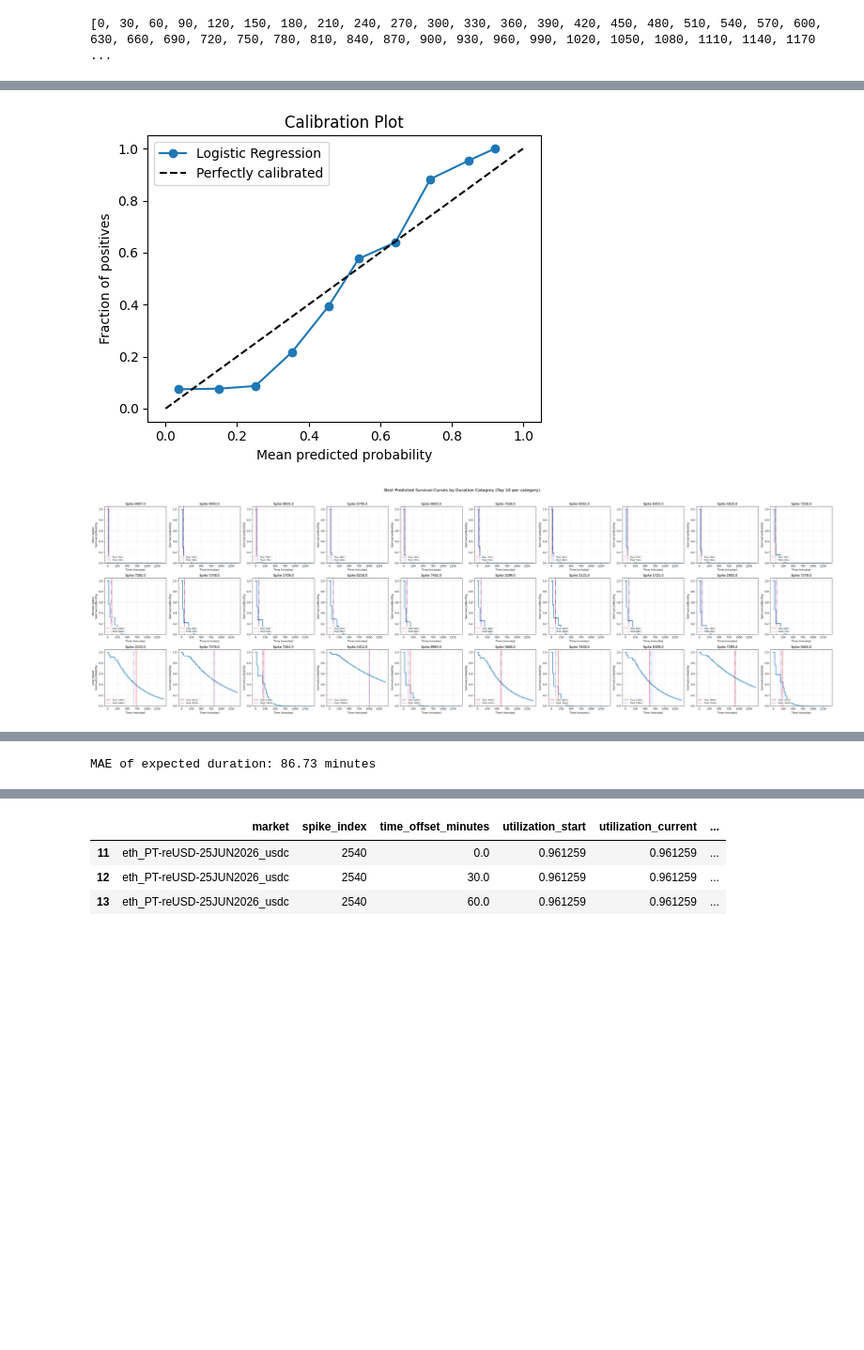
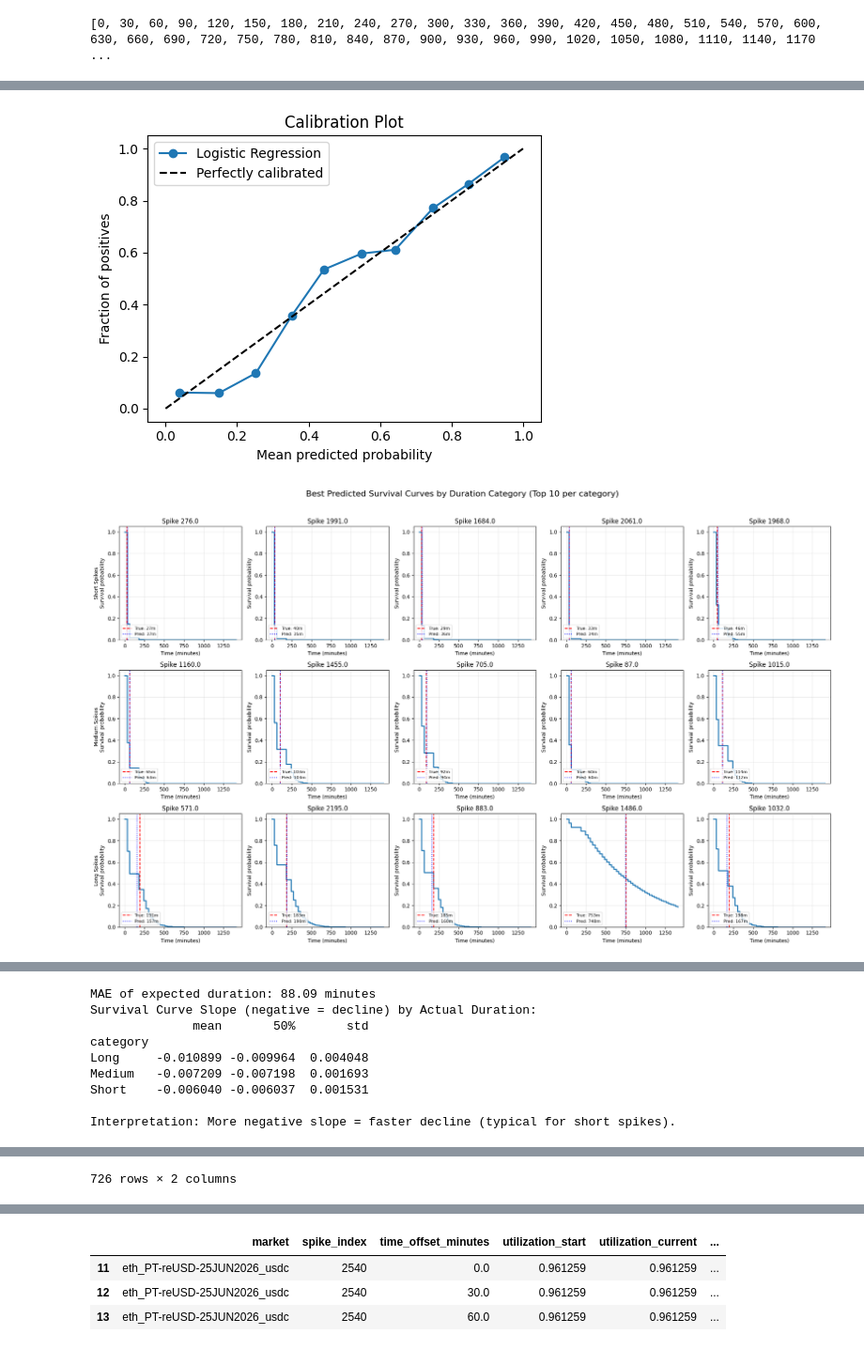
Before and after one commit to egortrussov/lending_protocols_researh, a Jupyter notebook: users_clusterization/spikes_recovery_modeling_v2.ipynb, the cells around one changed output, grey strips where cells are left out. Shown at 94% size. Cells and saved outputs as stored; diff of their text form; code cells hidden in the pictures; blank space fills up the shorter version.

```diff
--- a/users_clusterization/spikes_recovery_modeling_v2.ipynb
+++ b/users_clusterization/spikes_recovery_modeling_v2.ipynb
@@ -341,3 +425,0 @@ df.to_csv("/Users/yegortrussov/Documents/ml/lending_protocols/dataset_collection
-# %%
-pd.set_option("display.max_columns", 500)
-df[100:150]
@@ -1113,4 +1632,18 @@ def predict_expected_duration(model, X_spike, bins=BINS_MINUTES):
 # %%
+# df_prep = df.copy()
+# df_prep = df_prep[
+#     df_prep["spike_duration_seconds"] > 60*60 * 2
+# ]
+# df = pd.read_csv("/Users/yegortrussov/Documents/ml/lending_protocols/dataset_collection/data/modelling_datasets/spikes_modeling_df_CRYPTO_tokens.csv")
+# df = pd.read_csv("/Users/yegortrussov/Documents/ml/lending_protocols/dataset_collection/data/modelling_datasets/spikes_modeling_df_YB_tokens.csv")
+BINS_MINUTES = [0, 30, 60, 180, 240, 270, 300, 330, 360, 390, 420, 450, 480, 510, 540, 570, 600, 630, 660, 690, 720, 750, 780, 810, 840, 870, 900, 930, 960, 990, 1020, 1050, 1080, 1110, 1140, 1170, 1200, 1230, 1260, 1290, 1320, 1350, 1380, 1410]
+# BINS_MINUTES = [0, 180, 270, 300, 330, 360, 390, 420, 450, 480, 510, 540, 570, 600, 630, 660, 690, 720, 750, 780, 810, 840, 870, 900, 930, 960, 990, 1020, 1050, 1080, 1110, 1140, 1170, 1200, 1230, 1260, 1290, 1320, 1350, 1380, 1410]
+
+BIN_LABELS = []
+for i in range(len(BINS_MINUTES)-1): BIN_LABELS.append(f"{BINS_MINUTES[i-1]}-{BINS_MINUTES[i]}m")
+
+
+df = pd.read_csv("/Users/yegortrussov/Documents/ml/lending_protocols/dataset_collection/data/modelling_datasets/spikes_modeling_df_PT_tokens.csv")
 df_prep = df.copy()
 # df_prep = df_prep[
 #     df_prep["spike_duration_seconds"] > 60*60 * 2
@@ -1147,7 +1680,11 @@ display_hazard_model_coefficients(model, feature_cols)
 # plot_calibration(y_val, y_pred_proba)
 plot_calibration(y_train, y_pred_proba_train)
 
-plot_survival_examples_grid_best_predictions(model, X_val, hazard_val, n_examples_per_row=10, bins=BINS_MINUTES)
+plot_survival_examples_grid_best_predictions(model, X_val, hazard_val, n_examples_per_row=5, bins=BINS_MINUTES)
 # plot_kaplan_meier_style_comparison(model, X_val, hazard_val, bins=BINS_MINUTES)
 plot_kaplan_meier_style_comparison(model, X_train, hazard_train, bins=BINS_MINUTES)
+
+
+slopes, durations = compute_slopes_for_spikes(model, X_val, hazard_val, bins=BINS_MINUTES)
+analyze_slopes_by_duration(slopes, durations)
 # %% [output]
@@ -1203,2 +1740,2 @@ avg_utilization_24h_before    -0.006698
-[figure, old version]
+[figure, new version]
-[figure, old version]
+[figure, new version]
@@ -1206 +1743,9 @@ avg_utilization_24h_before    -0.006698
-MAE of expected duration: 86.73 minutes
+MAE of expected duration: 88.09 minutes
+Survival Curve Slope (negative = decline) by Actual Duration:
+              mean       50%       std
+category
+Long     -0.010899 -0.009964  0.004048
+Medium   -0.007209 -0.007198  0.001693
+Short    -0.006040 -0.006037  0.001531
+
+Interpretation: More negative slope = faster decline (typical for short spikes).
@@ -1206,0 +1765 @@ MAE of expected duration: 86.73 minutes
+726 rows × 2 columns
```
Also changed, not shown: parts of 17 cells of this notebook, 21 other files.
